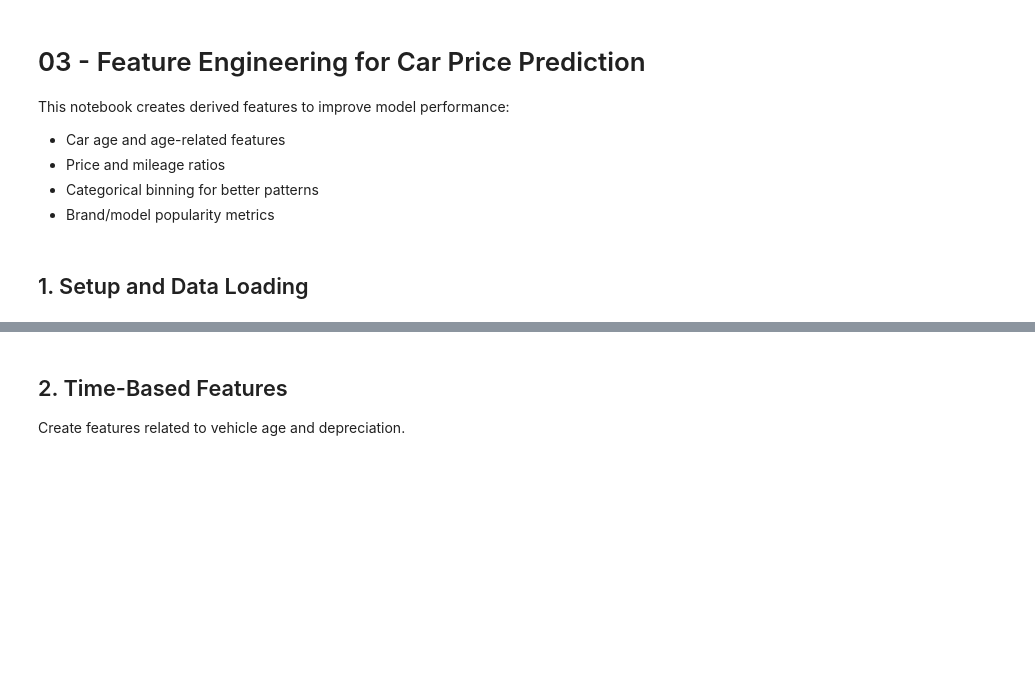
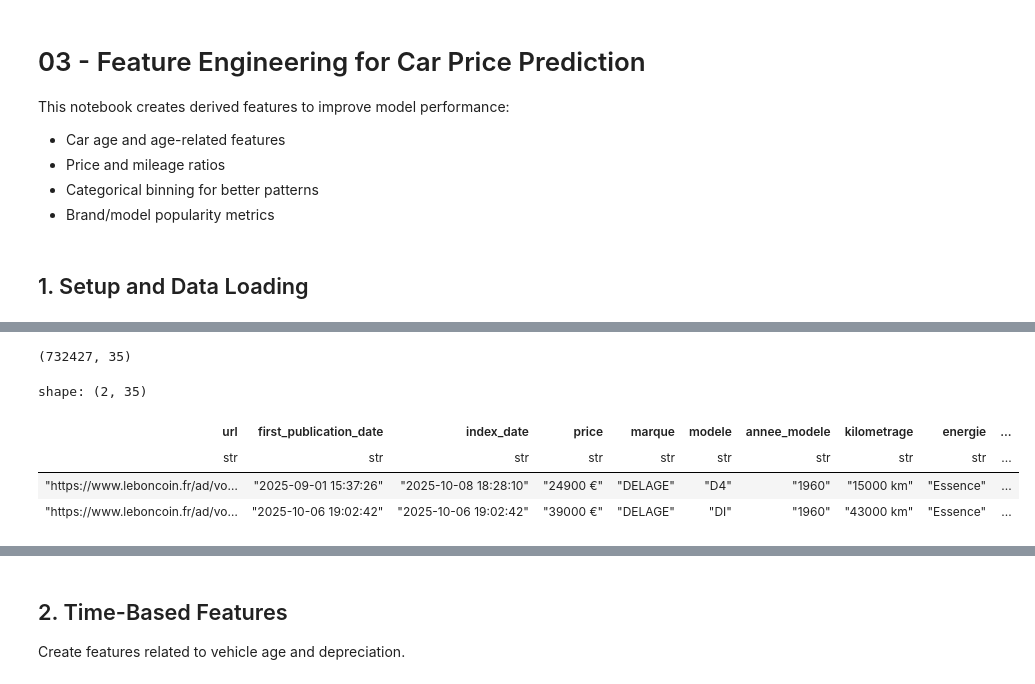
Before and after one commit to brunothefirst/car_price_prediction, a Jupyter notebook: notebooks/03_feature_engineering.ipynb, the cells around one changed output, grey strips where cells are left out. Drawn from its saved outputs; the diff is of its cells as text; code cells hidden in the pictures; blank space fills up the shorter version.

```diff
--- a/notebooks/03_feature_engineering.ipynb
+++ b/notebooks/03_feature_engineering.ipynb
@@ -39,0 +42,11 @@ print("✅ Libraries loaded successfully")
+# %%
+data_dir = Path(os.path.join(DATA_PATH, "le_boncoin_13_oct_2025"))
+data = data_processing.load_car_data(data_dir)
+data.head(2)
+# %% [output]
+(732427, 35)
+shape: (2, 35)
+| url | first_publication_date | index_date | price | marque | modele | annee_modele | kilometrage | energie | ... |
+| str | str | str | str | str | str | str | str | str | ... |
+| "https://www.leboncoin.fr/ad/vo… | "2025-09-01 15:37:26" | "2025-10-08 18:28:10" | "24900 €" | "DELAGE" | "D4" | "1960" | "15000 km" | "Essence" | ... |
+| "https://www.leboncoin.fr/ad/vo… | "2025-10-06 19:02:42" | "2025-10-06 19:02:42" | "39000 €" | "DELAGE" | "DI" | "1960" | "43000 km" | "Essence" | ... |
```
Also changed, not shown: parts of 8 cells of this notebook, 3 other files.
